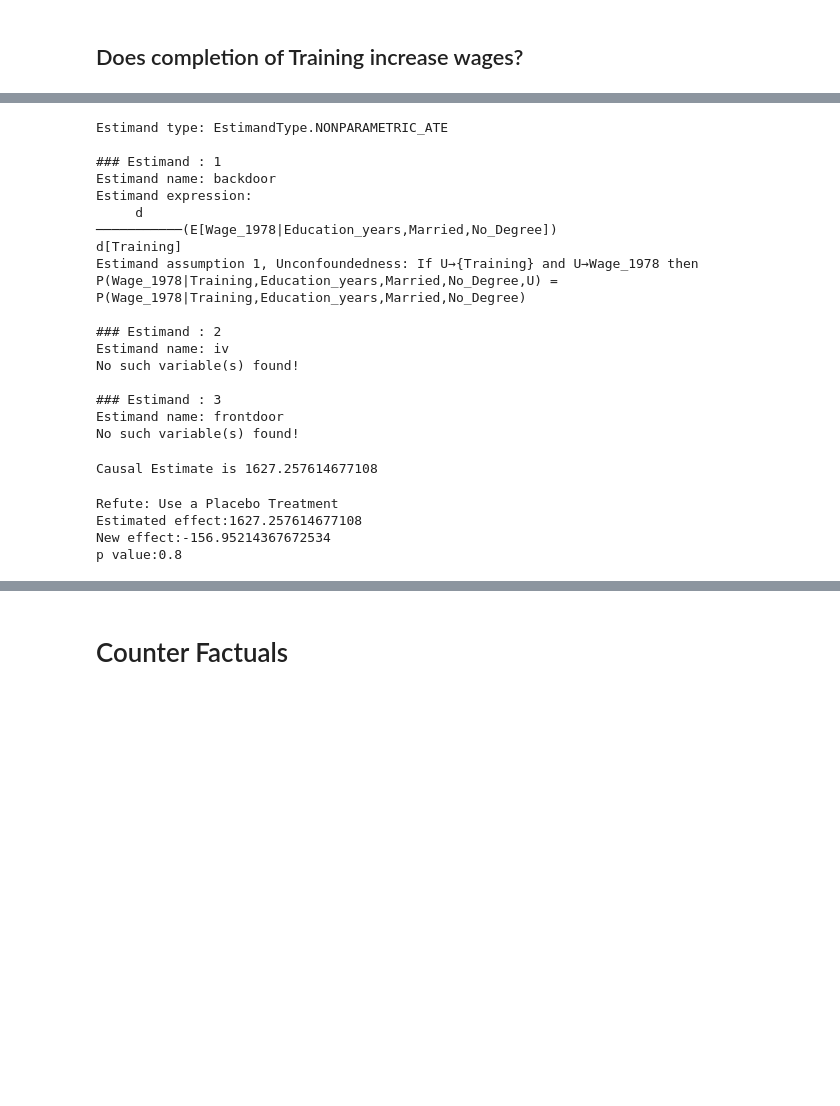
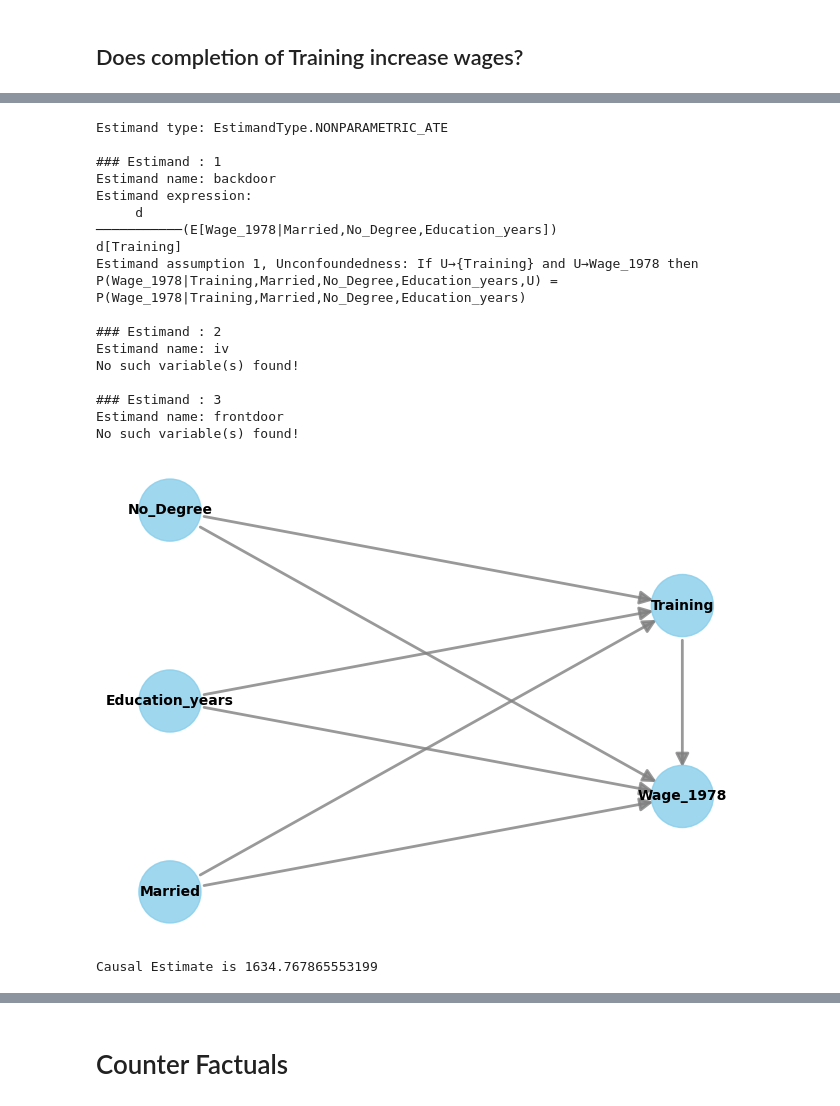
Before and after one commit to d-saikrishna/DataScience, a Jupyter notebook: Statistics/Causal Inference/CausalInference.ipynb, the cells around one changed output, grey strips where cells are left out. Saved outputs shown, nothing was run; the diff lists cells and outputs as text; code cells hidden in the pictures; blank space fills up the shorter version.

```diff
--- a/Statistics/Causal Inference/CausalInference.ipynb
+++ b/Statistics/Causal Inference/CausalInference.ipynb
@@ -70,6 +67,6 @@ model = CausalModel(data=df,
 # %%
-identified_estimand = model.identify_effect(proceed_when_unidentifiable = True)
-print(identified_estimand)
+estimands = model.identify_effect(proceed_when_unidentifiable = True)
+print(estimands)
 # %% [output]
 Estimand type: EstimandType.NONPARAMETRIC_ATE
 
@@ -77,9 +74,9 @@ Estimand type: EstimandType.NONPARAMETRIC_ATE
 Estimand name: backdoor
 Estimand expression:
      d
-───────────(E[Wage_1978|Education_years,Married,No_Degree])
+───────────(E[Wage_1978|Married,No_Degree,Education_years])
 d[Training]
-Estimand assumption 1, Unconfoundedness: If U→{Training} and U→Wage_1978 then P(Wage_1978|Training,Education_years,Married,No_Degree,U) = P(Wage_1978|Training,Education_years,Married,No_Degree)
+Estimand assumption 1, Unconfoundedness: If U→{Training} and U→Wage_1978 then P(Wage_1978|Training,Married,No_Degree,Education_years,U) = P(Wage_1978|Training,Married,No_Degree,Education_years)
 
 ### Estimand : 2
 Estimand name: iv
@@ -88,30 +85,45 @@ No such variable(s) found!
 ### Estimand : 3
 Estimand name: frontdoor
 No such variable(s) found!
+# %%
+g = """digraph {
+Training;
+No_Degree;
+Education_years;
+Married;
+Wage_1978;
+
+Training -> Wage_1978;
+
+Education_years -> Wage_1978;
+Education_years -> Training;
+
+Married -> Wage_1978;
+Married -> Training;
+
+No_Degree -> Wage_1978;
+No_Degree -> Training;
+}"""
+# %%
+model = CausalModel(data=df,
+                    treatment = treatment_col,
+                   outcome=outcome_col,
+                   graph=g)
+
+model.view_model()
+# %% [output]
+[figure, added]
 # %%
 method = "backdoor.linear_regression"
 desired_effect = "ate" #Average Treatment Effect
 
-estimate = model.estimate_effect(identified_estimand,
+estimate = model.estimate_effect(estimands,
                                 method_name=method,
                                 target_units=desired_effect,
+                                 confidence_intervals = True,
+                                 test_significance = True,
                                 method_params={"weighting_scheme":"ips_weight"})
-
-print("Causal Estimate is " + str(estimate.value))
-# %% [output]
-Causal Estimate is 1627.257614677108
-# %%
-#Refutation
-refute_placebo_treatment = model.refute_estimate(
-    identified_estimand,
-    estimate,
-    method_name="placebo_treatment_refuter",
-    placebo_type="permute"
-)
-
-print(refute_placebo_treatment)
-# %% [output]
-Refute: Use a Placebo Treatment
-Estimated effect:1627.257614677108
-New effect:-156.95214367672534
-p value:0.8
+# %%
+print("Causal Estimate is " + str(estimate.value))
+# %% [output]
+Causal Estimate is 1634.767865553199
```
Also changed, not shown: parts of 13 cells of this notebook, 14 other files.
